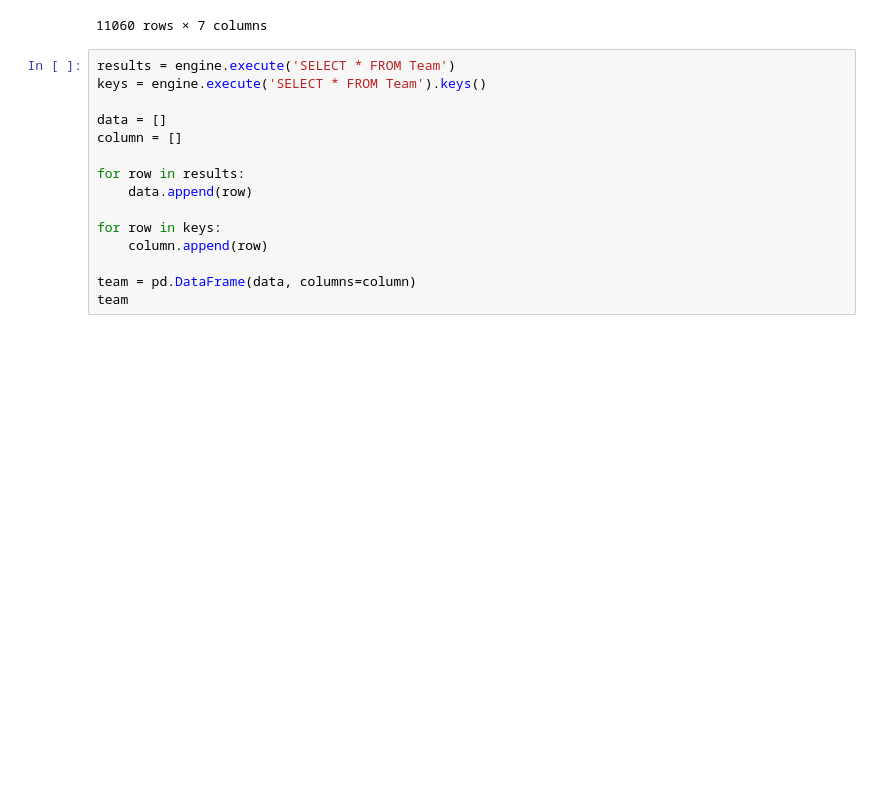
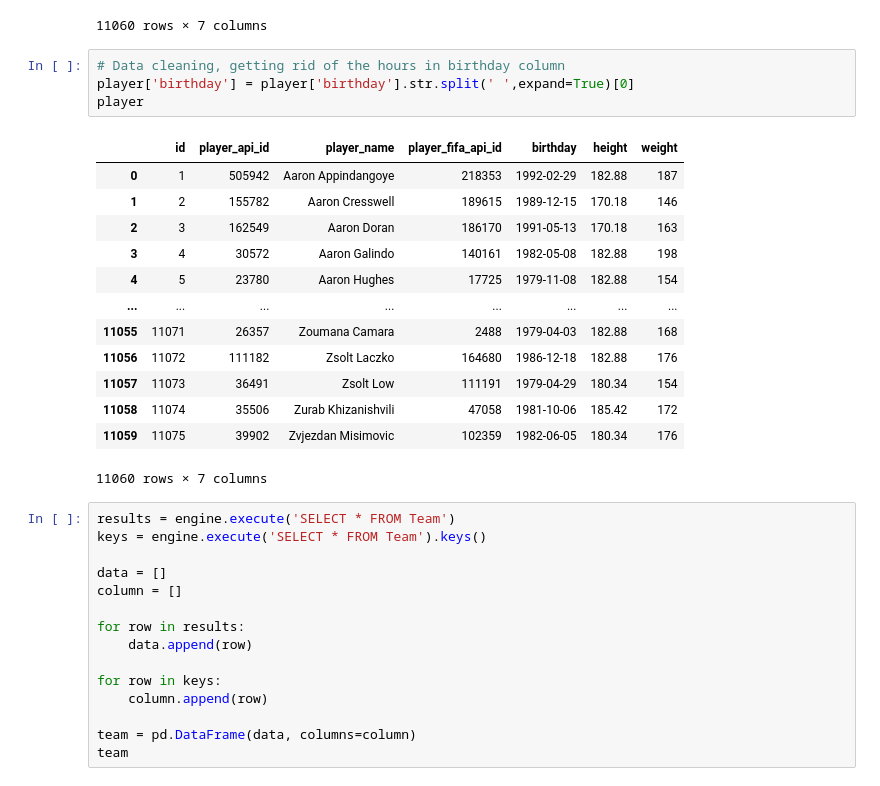
Before and after one commit to JaviPardox/ETL, a Jupyter notebook: Soccer_data.ipynb, the cells around one changed output. Saved outputs shown, nothing was run; the diff lists cells and outputs as text; blank space fills up the shorter version.

```diff
--- a/Soccer_data.ipynb
+++ b/Soccer_data.ipynb
@@ -243,6 +294,24 @@ player
 | 11058 | 11074 | 35506 | Zurab Khizanishvili | 47058 | 1981-10-06 00:00:00 | 185.42 | 172 |
 | 11059 | 11075 | 39902 | Zvjezdan Misimovic | 102359 | 1982-06-05 00:00:00 | 180.34 | 176 |
 11060 rows × 7 columns
+# %%
+# Data cleaning, getting rid of the hours in birthday column
+player['birthday'] = player['birthday'].str.split(' ',expand=True)[0]
+player
+# %% [output]
+|  | id | player_api_id | player_name | player_fifa_api_id | birthday | height | weight |
+| 0 | 1 | 505942 | Aaron Appindangoye | 218353 | 1992-02-29 | 182.88 | 187 |
+| 1 | 2 | 155782 | Aaron Cresswell | 189615 | 1989-12-15 | 170.18 | 146 |
+| 2 | 3 | 162549 | Aaron Doran | 186170 | 1991-05-13 | 170.18 | 163 |
+| 3 | 4 | 30572 | Aaron Galindo | 140161 | 1982-05-08 | 182.88 | 198 |
+| 4 | 5 | 23780 | Aaron Hughes | 17725 | 1979-11-08 | 182.88 | 154 |
+| ... | ... | ... | ... | ... | ... | ... | ... |
+| 11055 | 11071 | 26357 | Zoumana Camara | 2488 | 1979-04-03 | 182.88 | 168 |
+| 11056 | 11072 | 111182 | Zsolt Laczko | 164680 | 1986-12-18 | 182.88 | 176 |
+| 11057 | 11073 | 36491 | Zsolt Low | 111191 | 1979-04-29 | 180.34 | 154 |
+| 11058 | 11074 | 35506 | Zurab Khizanishvili | 47058 | 1981-10-06 | 185.42 | 172 |
+| 11059 | 11075 | 39902 | Zvjezdan Misimovic | 102359 | 1982-06-05 | 180.34 | 176 |
+11060 rows × 7 columns
 # %%
 results = engine.execute('SELECT * FROM Team')
 keys = engine.execute('SELECT * FROM Team').keys()
```
Also changed, not shown: parts of 15 cells of this notebook.
